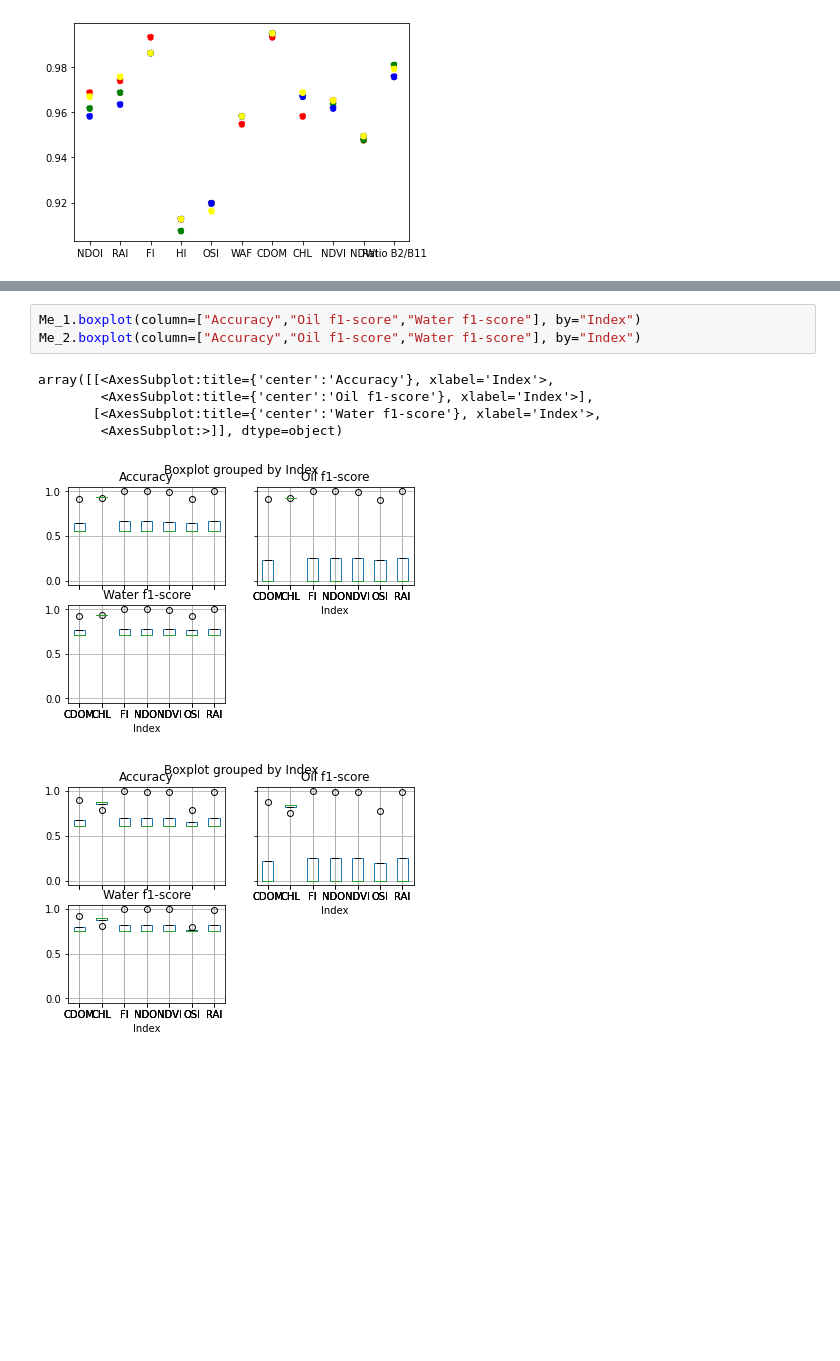
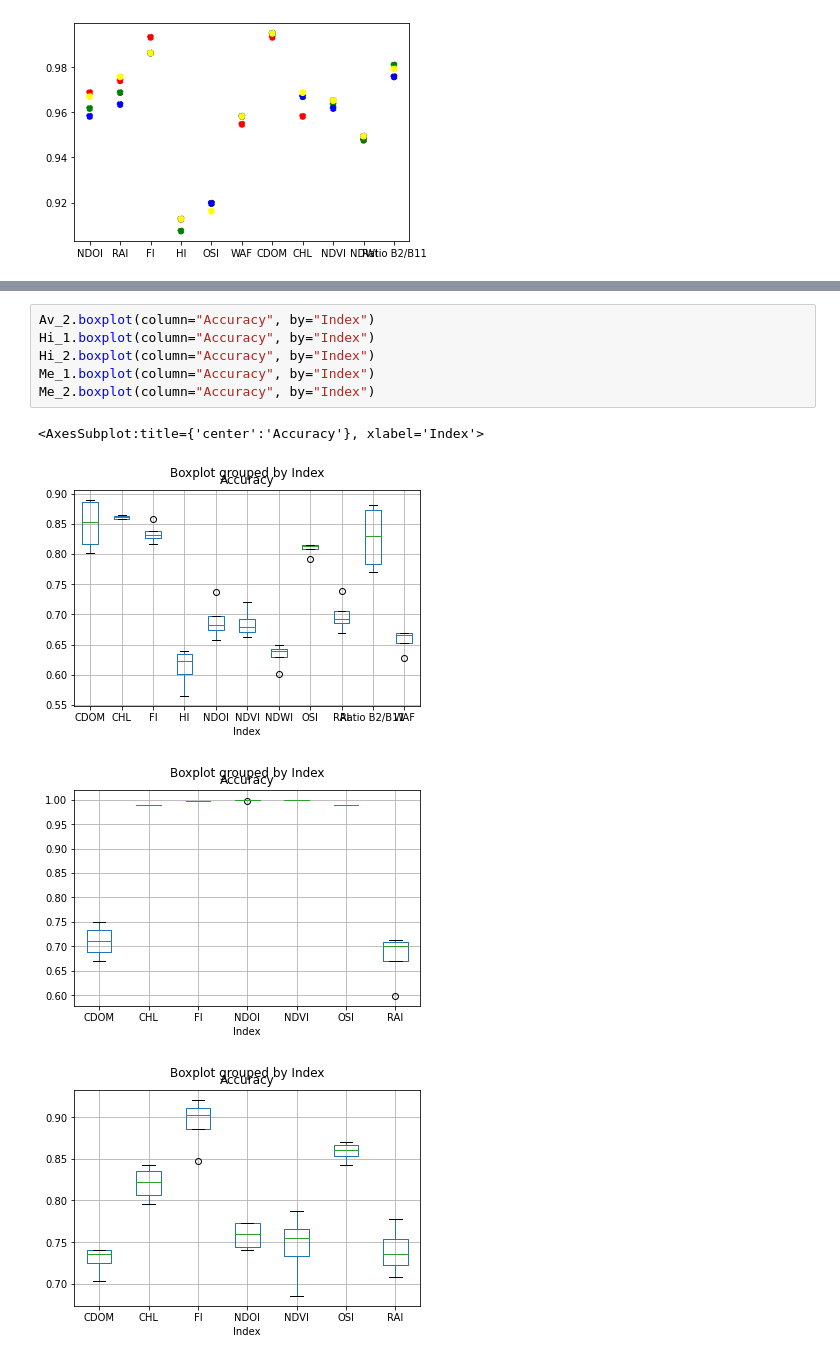
Before and after one commit to AmbarJade/NDOI-index, a Jupyter notebook: Error_representation.ipynb, the cells around one changed output, grey strips where cells are left out. Drawn from its saved outputs; the diff is of its cells as text; blank space fills up the shorter version.

```diff
--- a/Error_representation.ipynb
+++ b/Error_representation.ipynb
@@ -71,10 +41,11 @@ array([[<AxesSubplot:title={'center':'Accuracy'}, xlabel='Index'>,
-# %%
-Me_1.boxplot(column=["Accuracy","Oil f1-score","Water f1-score"], by="Index")
-Me_2.boxplot(column=["Accuracy","Oil f1-score","Water f1-score"], by="Index")
-# %% [output]
-array([[<AxesSubplot:title={'center':'Accuracy'}, xlabel='Index'>,
-        <AxesSubplot:title={'center':'Oil f1-score'}, xlabel='Index'>],
-       [<AxesSubplot:title={'center':'Water f1-score'}, xlabel='Index'>,
-        <AxesSubplot:>]], dtype=object)
-[figure, removed]
-[figure, removed]
+# %%
+Av_2.boxplot(column="Accuracy", by="Index")
+Hi_1.boxplot(column="Accuracy", by="Index")
+Hi_2.boxplot(column="Accuracy", by="Index")
+Me_1.boxplot(column="Accuracy", by="Index")
+Me_2.boxplot(column="Accuracy", by="Index")
+# %% [output]
+<AxesSubplot:title={'center':'Accuracy'}, xlabel='Index'>
+[figure, added]
+[figure, added]
+[figure, added]
```
Also changed, not shown: parts of 6 cells of this notebook.
